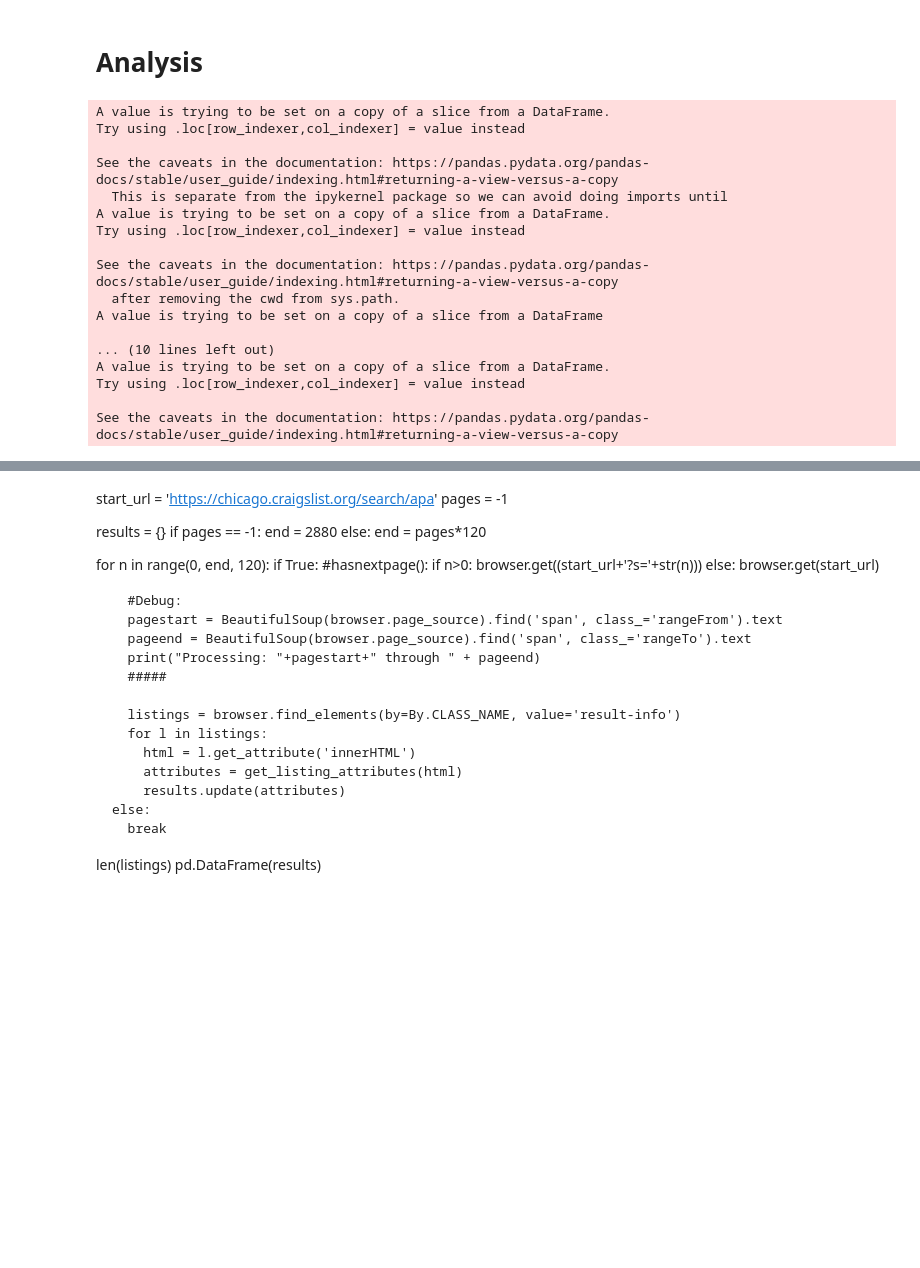
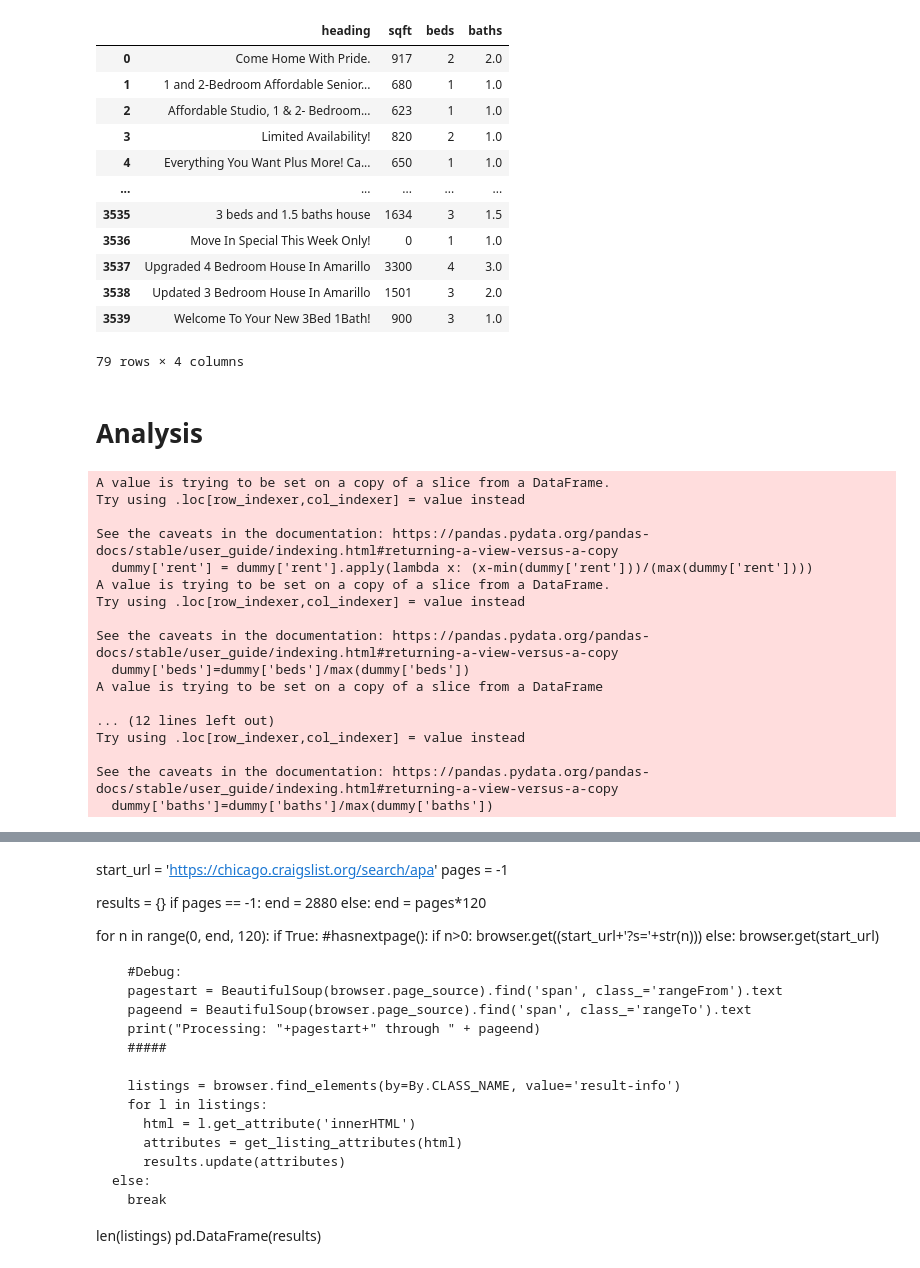
Before and after one commit to gbwiersum/CLApartmentScraper, a Jupyter notebook: CLScraper.ipynb, the cells around one changed output, grey strips where cells are left out. Cells and saved outputs as stored; diff of their text form; code cells hidden in the pictures; blank space fills up the shorter version.

```diff
--- a/CLScraper.ipynb
+++ b/CLScraper.ipynb
@@ -190,0 +231,16 @@ browser.page_source
+# %%
+listingdf[['heading','sqft','beds', 'baths']].drop_duplicates()
+# %% [output]
+|  | heading | sqft | beds | baths |
+| 0 | Come Home With Pride. | 917 | 2 | 2.0 |
+| 1 | 1 and 2-Bedroom Affordable Senior... | 680 | 1 | 1.0 |
+| 2 | Affordable Studio, 1 & 2- Bedroom... | 623 | 1 | 1.0 |
+| 3 | Limited Availability! | 820 | 2 | 1.0 |
+| 4 | Everything You Want Plus More! Ca... | 650 | 1 | 1.0 |
+| ... | ... | ... | ... | ... |
+| 3535 | 3 beds and 1.5 baths house | 1634 | 3 | 1.5 |
+| 3536 | Move In Special This Week Only! | 0 | 1 | 1.0 |
+| 3537 | Upgraded 4 Bedroom House In Amarillo | 3300 | 4 | 3.0 |
+| 3538 | Updated 3 Bedroom House In Amarillo | 1501 | 3 | 2.0 |
+| 3539 | Welcome To Your New 3Bed 1Bath! | 900 | 3 | 1.0 |
+79 rows × 4 columns
@@ -192,7 +251,8 @@ browser.page_source
 # Analysis
 # %%
 #df=pd.read_csv('./CLScraped.csv')
-dummy = df[['rent','sqft', 'beds', 'baths', 'parking', 'lat', 'lon', 'dogs', 'cats', 'laundry']]
+listingdf.drop_duplicates(inplace = True)
+dummy = listingdf[['rent','sqft', 'beds', 'baths', 'parking', 'lat', 'lon', 'dogs', 'cats', 'laundry']]
 dummy['rent'] = dummy['rent'].apply(lambda x: (x-min(dummy['rent']))/(max(dummy['rent'])))
 dummy['beds']=dummy['beds']/max(dummy['beds'])
 dummy['dogs'].fillna(0, inplace=True)
@@ -205,35 +265,26 @@ dummy['laundry'].fillna(0, inplace=True)
 dummy[dummy['parking'].notnull()]['parking']=1
 dummy['parking'].fillna(0, inplace=True)
 dummy['sqft'].replace(0, None)
-
-#########delete this later
-def fixbaths(text):
-  m = re.search('/ (.+?)', text)
-  return(float(m.group(1)))
-dummy['baths']=dummy['baths'].apply(lambda x: fixbaths(x))
-#########
-
+dummy['sqft'] = dummy['sqft']/dummy['sqft'].max()
 dummy['baths']=dummy['baths']/max(dummy['baths'])
-
-dummy = dummy.drop(columns=['sqft', 'parking'])
 # %% [output]
 A value is trying to be set on a copy of a slice from a DataFrame.
 Try using .loc[row_indexer,col_indexer] = value instead
 
 See the caveats in the documentation: https://pandas.pydata.org/pandas-docs/stable/user_guide/indexing.html#returning-a-view-versus-a-copy
-  This is separate from the ipykernel package so we can avoid doing imports until
+  dummy['rent'] = dummy['rent'].apply(lambda x: (x-min(dummy['rent']))/(max(dummy['rent'])))
 A value is trying to be set on a copy of a slice from a DataFrame.
 Try using .loc[row_indexer,col_indexer] = value instead
 
 See the caveats in the documentation: https://pandas.pydata.org/pandas-docs/stable/user_guide/indexing.html#returning-a-view-versus-a-copy
-  after removing the cwd from sys.path.
+  dummy['beds']=dummy['beds']/max(dummy['beds'])
 A value is trying to be set on a copy of a slice from a DataFrame
 
-... (10 lines left out)
-A value is trying to be set on a copy of a slice from a DataFrame.
+... (12 lines left out)
 Try using .loc[row_indexer,col_indexer] = value instead
 
 See the caveats in the documentation: https://pandas.pydata.org/pandas-docs/stable/user_guide/indexing.html#returning-a-view-versus-a-copy
+  dummy['baths']=dummy['baths']/max(dummy['baths'])
 # %%
 dummy
 # %% [output]
```
Also changed, not shown: parts of 14 cells of this notebook.
